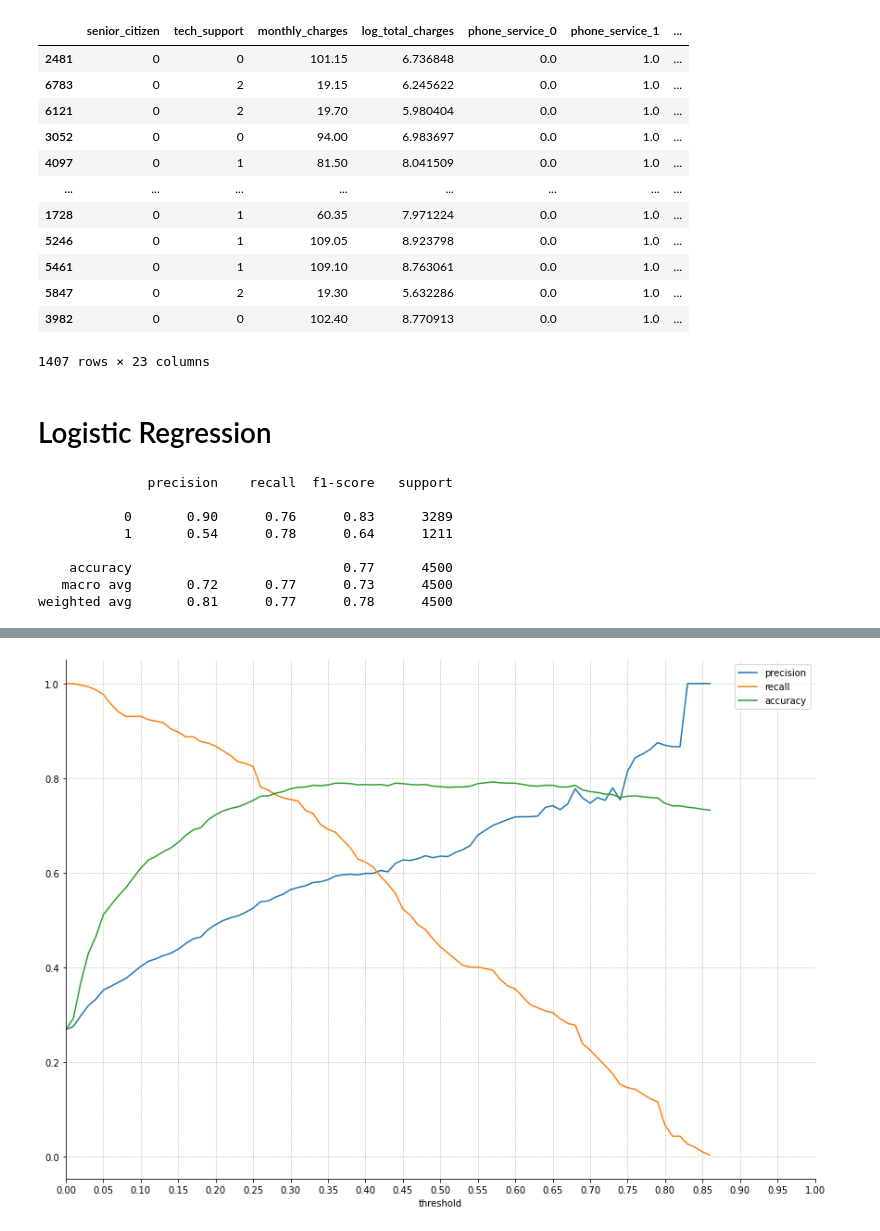
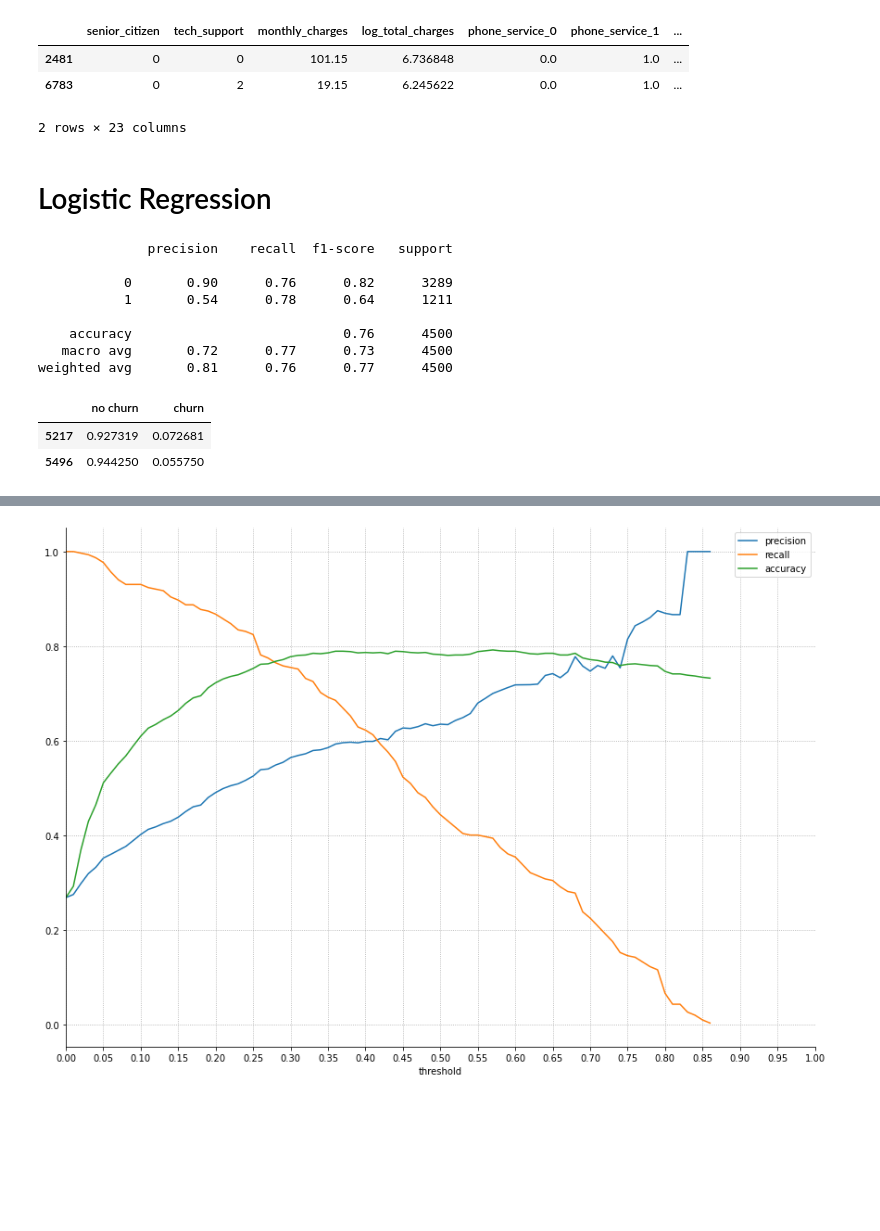
Before and after one commit to ravinder79/Telco_Churn, a Jupyter notebook: modeling.ipynb, the cells around one changed output, grey strips where cells are left out. Saved outputs shown, nothing was run; the diff lists cells and outputs as text; code cells hidden in the pictures; blank space fills up the shorter version.

```diff
--- a/modeling.ipynb
+++ b/modeling.ipynb
@@ -36,23 +37,14 @@ X_test = test[['senior_citizen', 'phone_service', 'tech_support', 'monthly_charg
 # %%
 l = ['phone_service' ,'contract_type','internet_service_type', 'payment_type','tenure_years']
 X_train = encode.encode(X_train,l)
 X_validate = encode.encode(X_validate,l)
 X_test = encode.encode(X_test,l)
-X_test
+X_test.head(2)
 # %% [output]
 |  | senior_citizen | tech_support | monthly_charges | log_total_charges | phone_service_0 | phone_service_1 | ... |
 | 2481 | 0 | 0 | 101.15 | 6.736848 | 0.0 | 1.0 | ... |
 | 6783 | 0 | 2 | 19.15 | 6.245622 | 0.0 | 1.0 | ... |
-| 6121 | 0 | 2 | 19.70 | 5.980404 | 0.0 | 1.0 | ... |
-| 3052 | 0 | 0 | 94.00 | 6.983697 | 0.0 | 1.0 | ... |
-| 4097 | 0 | 1 | 81.50 | 8.041509 | 0.0 | 1.0 | ... |
-| ... | ... | ... | ... | ... | ... | ... | ... |
-| 1728 | 0 | 1 | 60.35 | 7.971224 | 0.0 | 1.0 | ... |
-| 5246 | 0 | 1 | 109.05 | 8.923798 | 0.0 | 1.0 | ... |
-| 5461 | 0 | 1 | 109.10 | 8.763061 | 0.0 | 1.0 | ... |
-| 5847 | 0 | 2 | 19.30 | 5.632286 | 0.0 | 1.0 | ... |
-| 3982 | 0 | 0 | 102.40 | 8.770913 | 0.0 | 1.0 | ... |
-1407 rows × 23 columns
+2 rows × 23 columns
 # %%
 column_list = ['log_total_charges', 'monthly_charges']
 X_train_scaled = encode.scale_minmax(X_train, column_list)
@@ -66,17 +58,23 @@ logit.fit(X_train_scaled, y_train)
 y_pred = logit.predict(X_train_scaled)
 # %%
 y_pred_proba = logit.predict_proba(X_train_scaled)
-y_pred_proba = pd.DataFrame(y_pred_proba, columns = ['no churn', 'churn'])
-t = 0.3
+y_pred_proba = pd.DataFrame(y_pred_proba, columns = ['no churn', 'churn'], index = X_train_scaled.index)
+t = 0.30
 yhat = (y_pred_proba > t).astype(int)
 print(classification_report(y_train, yhat.churn))
 # %% [output]
               precision    recall  f1-score   support
 
-           0       0.90      0.76      0.83      3289
+           0       0.90      0.76      0.82      3289
            1       0.54      0.78      0.64      1211
 
-    accuracy                           0.77      4500
+    accuracy                           0.76      4500
    macro avg       0.72      0.77      0.73      4500
-weighted avg       0.81      0.77      0.78      4500
+weighted avg       0.81      0.76      0.77      4500
+# %%
+y_pred_proba.head(2)
+# %% [output]
+|  | no churn | churn |
+| 5217 | 0.927319 | 0.072681 |
+| 5496 | 0.944250 | 0.055750 |
 # %%
```
Also changed, not shown: parts of 9 cells of this notebook.
